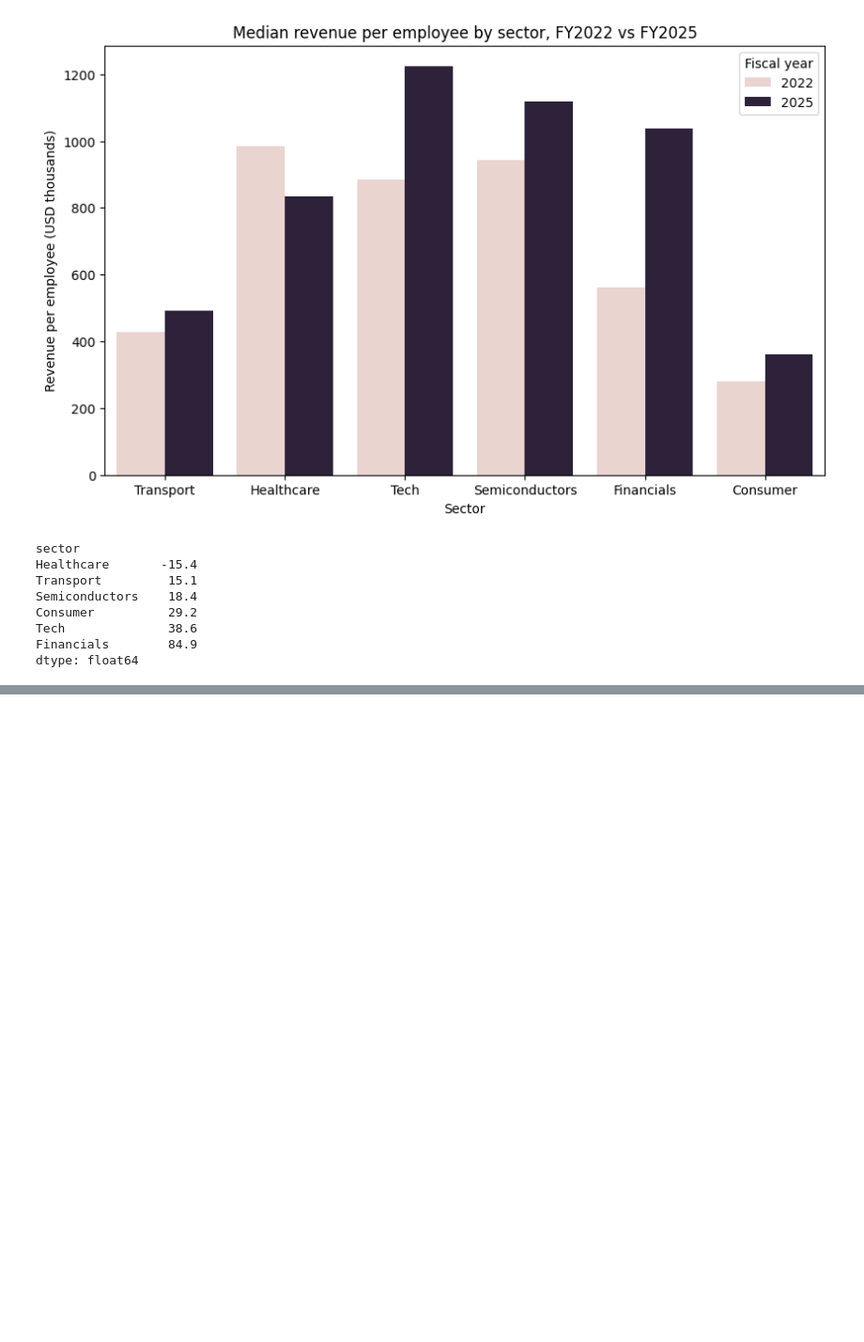
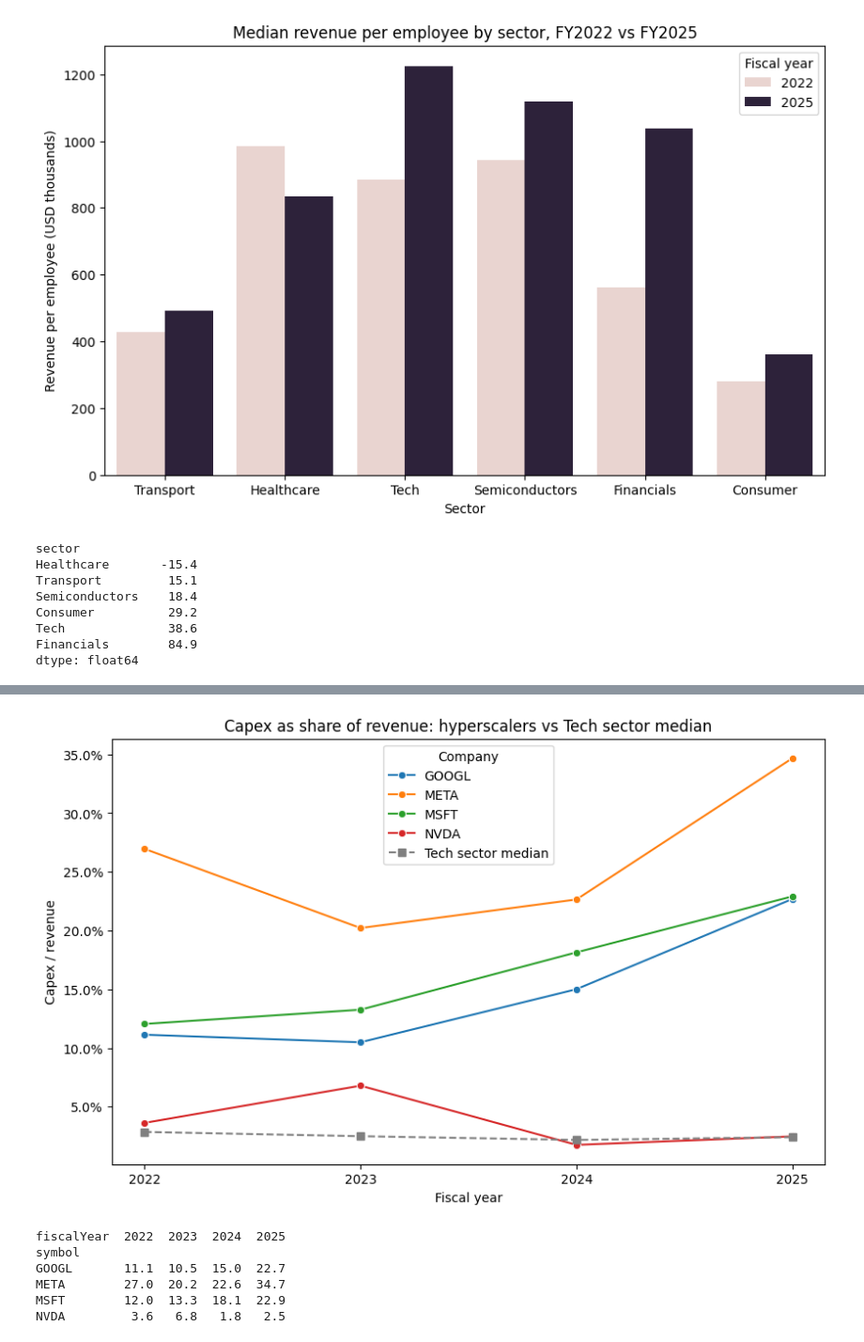
Before and after one commit to leo-bonet/Company-Financials-Analysis, a Jupyter notebook: notebooks/02-analysis.ipynb, the cells around one changed output, grey strips where cells are left out. Shown at 94% size. Saved outputs shown, nothing was run; the diff lists cells and outputs as text; code cells hidden in the pictures; blank space fills up the shorter version.

```diff
--- a/notebooks/02-analysis.ipynb
+++ b/notebooks/02-analysis.ipynb
@@ -571,0 +608,39 @@ In order to further investigate the results, I also looked at headcount and reve
+# %%
+hyperscalers = ["MSFT", "GOOGL", "META", "NVDA"]
+h_df = analysis_df[analysis_df["symbol"].isin(hyperscalers)]
+
+plt.figure(figsize=(10, 6))
+
+sns.lineplot(
+    data=h_df,
+    x="fiscalYear",
+    y="capex_pct_revenue",
+    hue="symbol",
+    marker="o",
+)
+
+tech_median = (analysis_df[analysis_df["sector"] == "Tech"]
+               .groupby("fiscalYear")["capex_pct_revenue"].median())
+plt.plot(tech_median.index, tech_median.values,
+         color="grey", linestyle="--", marker="s", label="Tech sector median")
+
+plt.title("Capex as share of revenue: hyperscalers vs Tech sector median")
+plt.xlabel("Fiscal year")
+plt.ylabel("Capex / revenue")
+plt.gca().yaxis.set_major_formatter(PercentFormatter(xmax=1))
+plt.xticks([2022, 2023, 2024, 2025])
+plt.legend(title="Company")
+
+plt.savefig("../images/q4_capex_hyperscalers.png", dpi=150, bbox_inches="tight")
+plt.show()
+
+print((h_df.pivot(index="symbol", columns="fiscalYear",
+                  values="capex_pct_revenue") * 100).round(1))
+# %% [output]
+[figure, added]
+fiscalYear  2022  2023  2024  2025
+symbol
+GOOGL       11.1  10.5  15.0  22.7
+META        27.0  20.2  22.6  34.7
+MSFT        12.0  13.3  18.1  22.9
+NVDA         3.6   6.8   1.8   2.5
```
Also changed, not shown: parts of 3 cells of this notebook, 2 other files.
